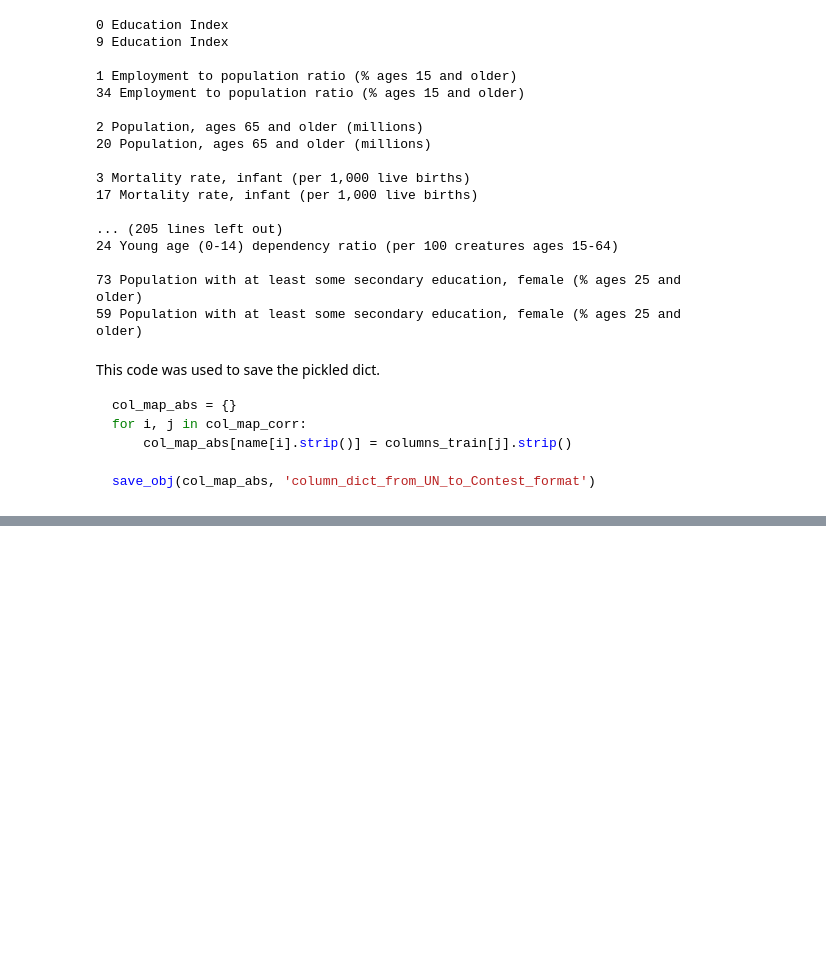
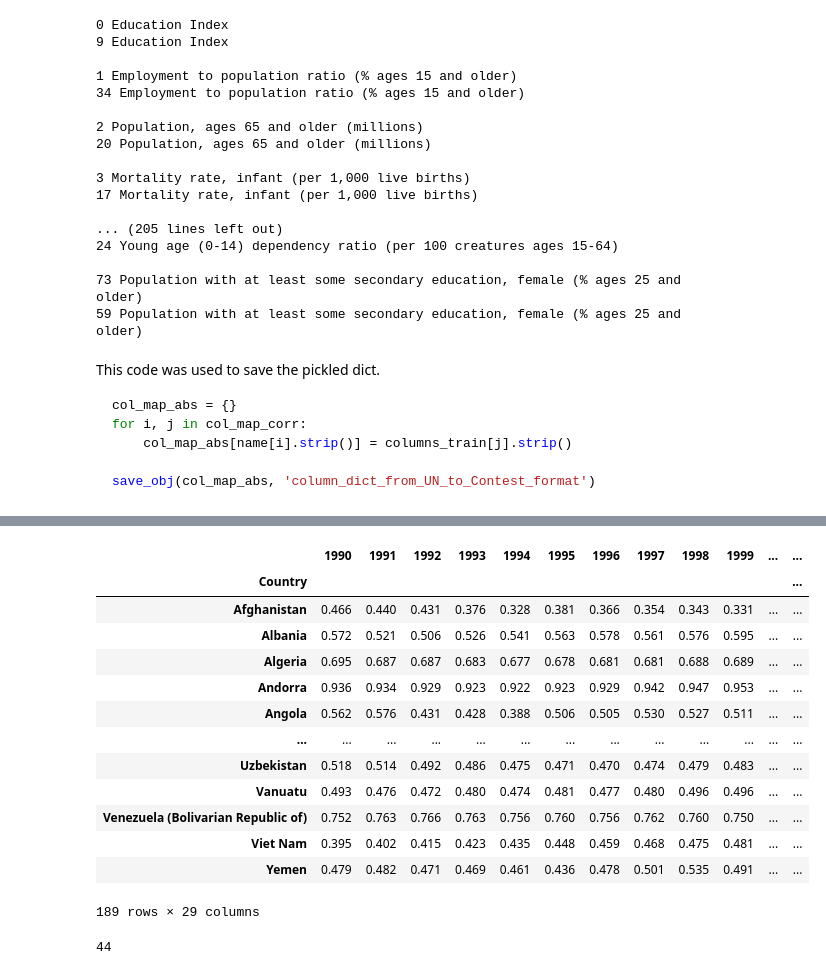
Before and after one commit to D1nay/prohack2020, a Jupyter notebook: Mapping countries to galaxies.ipynb, the cells around one changed output, grey strips where cells are left out. Cells and saved outputs as stored; diff of their text form; code cells hidden in the pictures; blank space fills up the shorter version.

```diff
--- a/Mapping countries to galaxies.ipynb
+++ b/Mapping countries to galaxies.ipynb
@@ -263,0 +323,22 @@ Name: Palau, dtype: object
+# %%
+data[-29]
+# %% [output]
+|  | 1990 | 1991 | 1992 | 1993 | 1994 | 1995 | 1996 | 1997 | 1998 | 1999 | ... | ... |
+| Country |  |  |  |  |  |  |  |  |  |  |  | ... |
+| Afghanistan | 0.466 | 0.440 | 0.431 | 0.376 | 0.328 | 0.381 | 0.366 | 0.354 | 0.343 | 0.331 | ... | ... |
+| Albania | 0.572 | 0.521 | 0.506 | 0.526 | 0.541 | 0.563 | 0.578 | 0.561 | 0.576 | 0.595 | ... | ... |
+| Algeria | 0.695 | 0.687 | 0.687 | 0.683 | 0.677 | 0.678 | 0.681 | 0.681 | 0.688 | 0.689 | ... | ... |
+| Andorra | 0.936 | 0.934 | 0.929 | 0.923 | 0.922 | 0.923 | 0.929 | 0.942 | 0.947 | 0.953 | ... | ... |
+| Angola | 0.562 | 0.576 | 0.431 | 0.428 | 0.388 | 0.506 | 0.505 | 0.530 | 0.527 | 0.511 | ... | ... |
+| ... | ... | ... | ... | ... | ... | ... | ... | ... | ... | ... | ... | ... |
+| Uzbekistan | 0.518 | 0.514 | 0.492 | 0.486 | 0.475 | 0.471 | 0.470 | 0.474 | 0.479 | 0.483 | ... | ... |
+| Vanuatu | 0.493 | 0.476 | 0.472 | 0.480 | 0.474 | 0.481 | 0.477 | 0.480 | 0.496 | 0.496 | ... | ... |
+| Venezuela (Bolivarian Republic of) | 0.752 | 0.763 | 0.766 | 0.763 | 0.756 | 0.760 | 0.756 | 0.762 | 0.760 | 0.750 | ... | ... |
+| Viet Nam | 0.395 | 0.402 | 0.415 | 0.423 | 0.435 | 0.448 | 0.459 | 0.468 | 0.475 | 0.481 | ... | ... |
+| Yemen | 0.479 | 0.482 | 0.471 | 0.469 | 0.461 | 0.436 | 0.478 | 0.501 | 0.535 | 0.491 | ... | ... |
+189 rows × 29 columns
+# %%
+for i,x in enumerate((undp_data.loc[(2000, ' Algeria'), :])):
+    if not np.isnan(x): print(i)
+# %% [output]
+44
```
Also changed, not shown: parts of 27 cells of this notebook, 4 other files.
